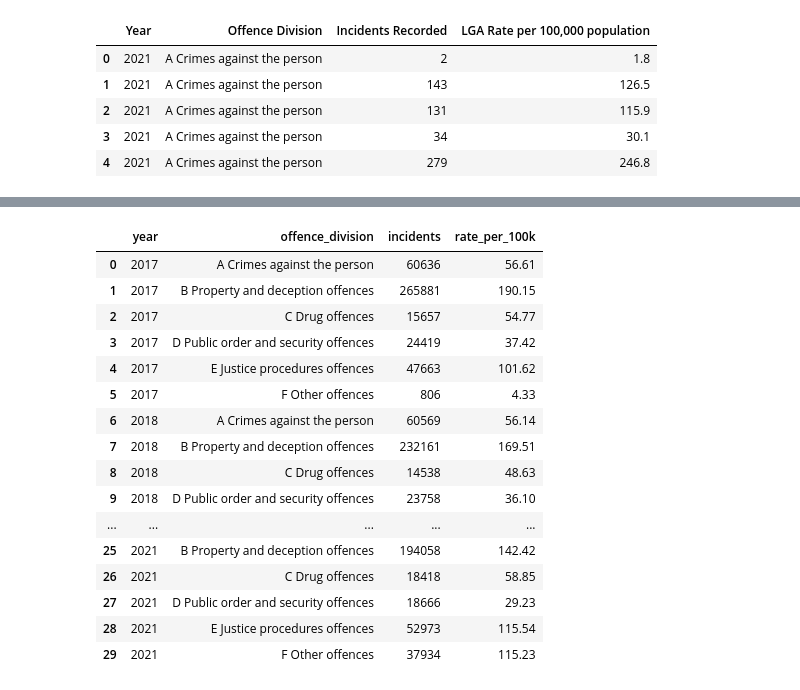
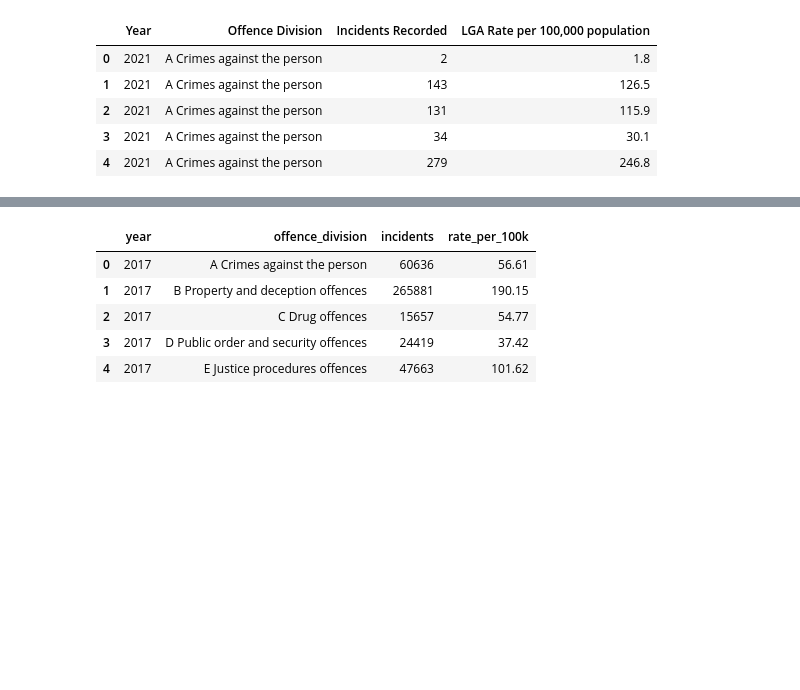
Before and after one commit to sherintm/crimedata-viz, a Jupyter notebook: CrimeData.ipynb, the cells around one changed output, grey strips where cells are left out. Drawn from its saved outputs; the diff is of its cells as text; code cells hidden in the pictures; blank space fills up the shorter version.

```diff
--- a/CrimeData.ipynb
+++ b/CrimeData.ipynb
@@ -196,25 +186,14 @@ grouped_offence_df
 # %%
 grouped_offence_df_final = grouped_offence_df.rename(columns={'Year':'year', 'Offence Division': 'offence_division',
                                                              'Incidents':'incidents', 'RatePer100k': 'rate_per_100k'})
-grouped_offence_df_final
+grouped_offence_df_final.head()
 # %% [output]
 |  | year | offence_division | incidents | rate_per_100k |
 | 0 | 2017 | A Crimes against the person | 60636 | 56.61 |
 | 1 | 2017 | B Property and deception offences | 265881 | 190.15 |
 | 2 | 2017 | C Drug offences | 15657 | 54.77 |
 | 3 | 2017 | D Public order and security offences | 24419 | 37.42 |
 | 4 | 2017 | E Justice procedures offences | 47663 | 101.62 |
-| 5 | 2017 | F Other offences | 806 | 4.33 |
-| 6 | 2018 | A Crimes against the person | 60569 | 56.14 |
-| 7 | 2018 | B Property and deception offences | 232161 | 169.51 |
-| 8 | 2018 | C Drug offences | 14538 | 48.63 |
-| 9 | 2018 | D Public order and security offences | 23758 | 36.10 |
-| ... | ... | ... | ... | ... |
-| 25 | 2021 | B Property and deception offences | 194058 | 142.42 |
-| 26 | 2021 | C Drug offences | 18418 | 58.85 |
-| 27 | 2021 | D Public order and security offences | 18666 | 29.23 |
-| 28 | 2021 | E Justice procedures offences | 52973 | 115.54 |
-| 29 | 2021 | F Other offences | 37934 | 115.23 |
 # %%
 victim_df_clean_gender = victim_df.loc[victim_df['AFM Sex'] != 'People']
 victim_df_clean = victim_df_clean_gender.loc[victim_df_clean_gender['AFM Age Group'] != 'Total']
```
Also changed, not shown: parts of 12 cells of this notebook.
